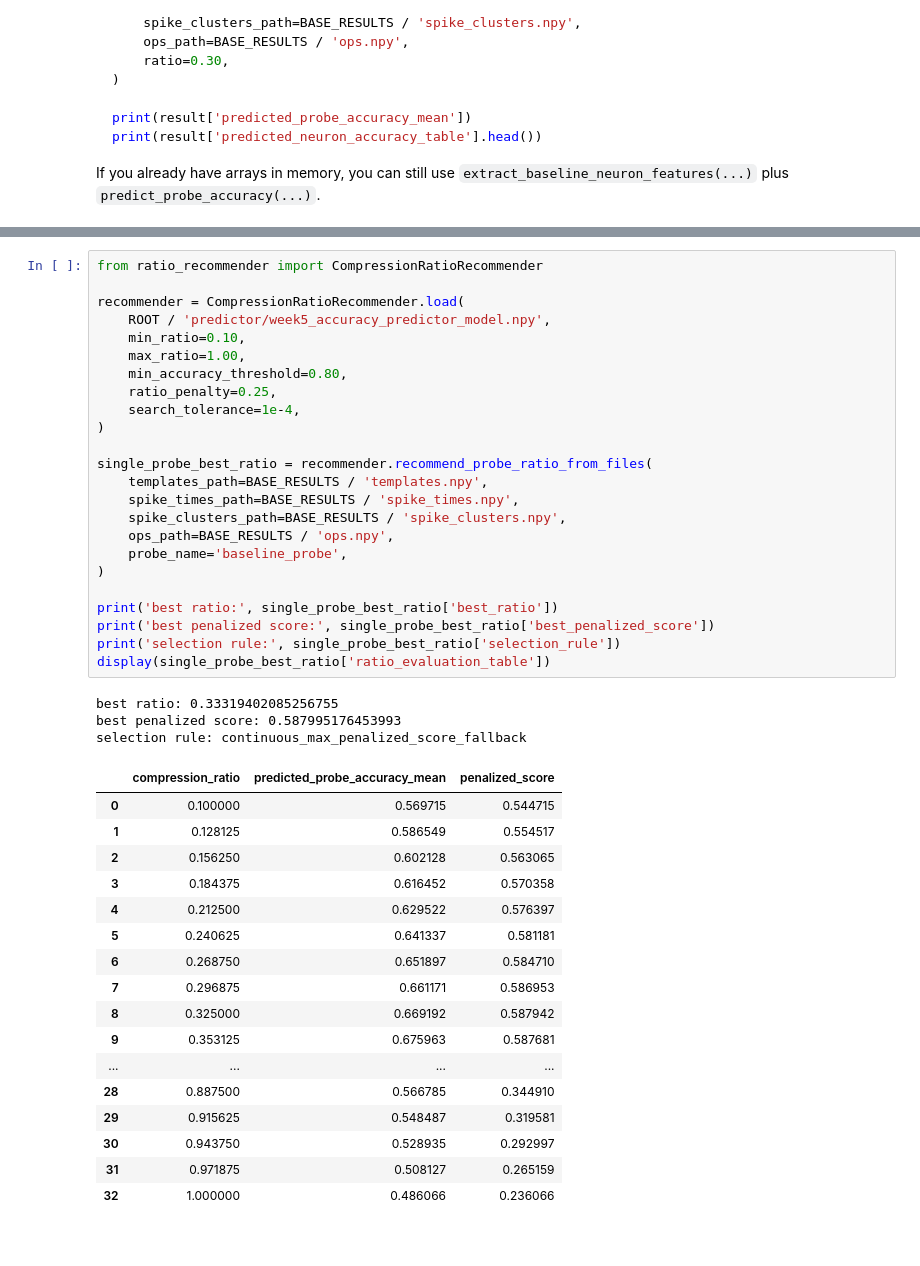
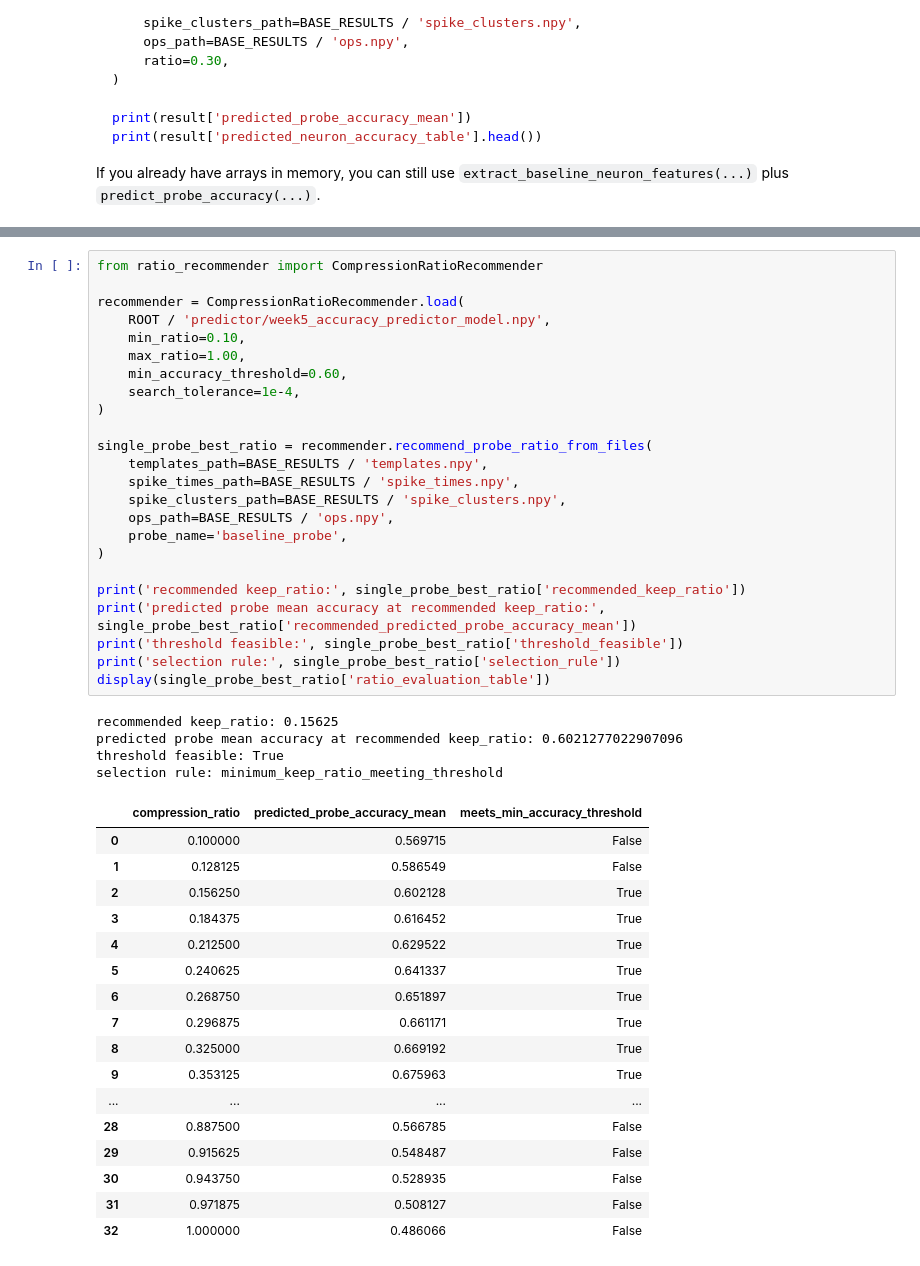
Before and after one commit to baipin/SpikeSort, a Jupyter notebook: 5.ipynb, the cells around one changed output, grey strips where cells are left out. Cells and saved outputs as stored; diff of their text form.

```diff
--- a/5.ipynb
+++ b/5.ipynb
@@ -624,46 +624,47 @@ print(result['ratio_evaluation_table'])
 # %%
 from ratio_recommender import CompressionRatioRecommender
 
 recommender = CompressionRatioRecommender.load(
     ROOT / 'predictor/week5_accuracy_predictor_model.npy',
     min_ratio=0.10,
     max_ratio=1.00,
-    min_accuracy_threshold=0.80,
-    ratio_penalty=0.25,
+    min_accuracy_threshold=0.60,
     search_tolerance=1e-4,
 )
 
 single_probe_best_ratio = recommender.recommend_probe_ratio_from_files(
     templates_path=BASE_RESULTS / 'templates.npy',
     spike_times_path=BASE_RESULTS / 'spike_times.npy',
     spike_clusters_path=BASE_RESULTS / 'spike_clusters.npy',
     ops_path=BASE_RESULTS / 'ops.npy',
     probe_name='baseline_probe',
 )
 
-print('best ratio:', single_probe_best_ratio['best_ratio'])
-print('best penalized score:', single_probe_best_ratio['best_penalized_score'])
+print('recommended keep_ratio:', single_probe_best_ratio['recommended_keep_ratio'])
+print('predicted probe mean accuracy at recommended keep_ratio:', single_probe_best_ratio['recommended_predicted_probe_accuracy_mean'])
+print('threshold feasible:', single_probe_best_ratio['threshold_feasible'])
 print('selection rule:', single_probe_best_ratio['selection_rule'])
 display(single_probe_best_ratio['ratio_evaluation_table'])
 # %% [output]
-best ratio: 0.33319402085256755
-best penalized score: 0.587995176453993
-selection rule: continuous_max_penalized_score_fallback
+recommended keep_ratio: 0.15625
+predicted probe mean accuracy at recommended keep_ratio: 0.6021277022907096
+threshold feasible: True
+selection rule: minimum_keep_ratio_meeting_threshold
-|  | compression_ratio | predicted_probe_accuracy_mean | penalized_score |
-| 0 | 0.100000 | 0.569715 | 0.544715 |
-| 1 | 0.128125 | 0.586549 | 0.554517 |
-| 2 | 0.156250 | 0.602128 | 0.563065 |
-| 3 | 0.184375 | 0.616452 | 0.570358 |
-| 4 | 0.212500 | 0.629522 | 0.576397 |
-| 5 | 0.240625 | 0.641337 | 0.581181 |
-| 6 | 0.268750 | 0.651897 | 0.584710 |
-| 7 | 0.296875 | 0.661171 | 0.586953 |
-| 8 | 0.325000 | 0.669192 | 0.587942 |
-| 9 | 0.353125 | 0.675963 | 0.587681 |
+|  | compression_ratio | predicted_probe_accuracy_mean | meets_min_accuracy_threshold |
+| 0 | 0.100000 | 0.569715 | False |
+| 1 | 0.128125 | 0.586549 | False |
+| 2 | 0.156250 | 0.602128 | True |
+| 3 | 0.184375 | 0.616452 | True |
+| 4 | 0.212500 | 0.629522 | True |
+| 5 | 0.240625 | 0.641337 | True |
+| 6 | 0.268750 | 0.651897 | True |
+| 7 | 0.296875 | 0.661171 | True |
+| 8 | 0.325000 | 0.669192 | True |
+| 9 | 0.353125 | 0.675963 | True |
 | ... | ... | ... | ... |
-| 28 | 0.887500 | 0.566785 | 0.344910 |
-| 29 | 0.915625 | 0.548487 | 0.319581 |
-| 30 | 0.943750 | 0.528935 | 0.292997 |
-| 31 | 0.971875 | 0.508127 | 0.265159 |
-| 32 | 1.000000 | 0.486066 | 0.236066 |
+| 28 | 0.887500 | 0.566785 | False |
+| 29 | 0.915625 | 0.548487 | False |
+| 30 | 0.943750 | 0.528935 | False |
+| 31 | 0.971875 | 0.508127 | False |
+| 32 | 1.000000 | 0.486066 | False |
 # %%
```
Also changed, not shown: parts of 2 cells of this notebook, 6 other files.
